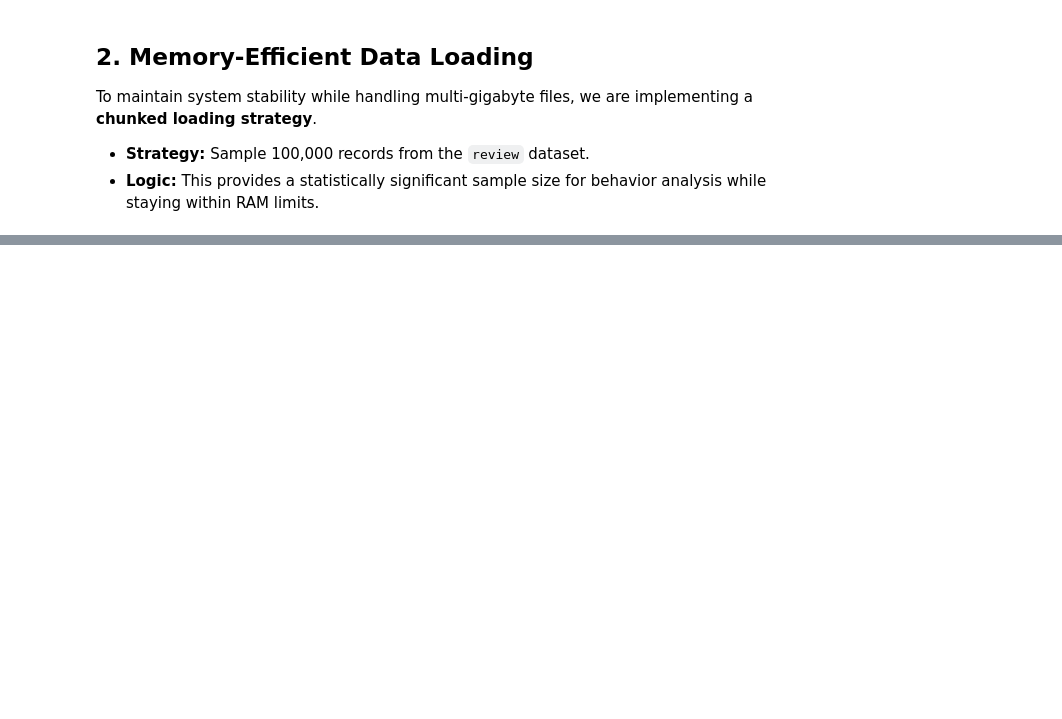
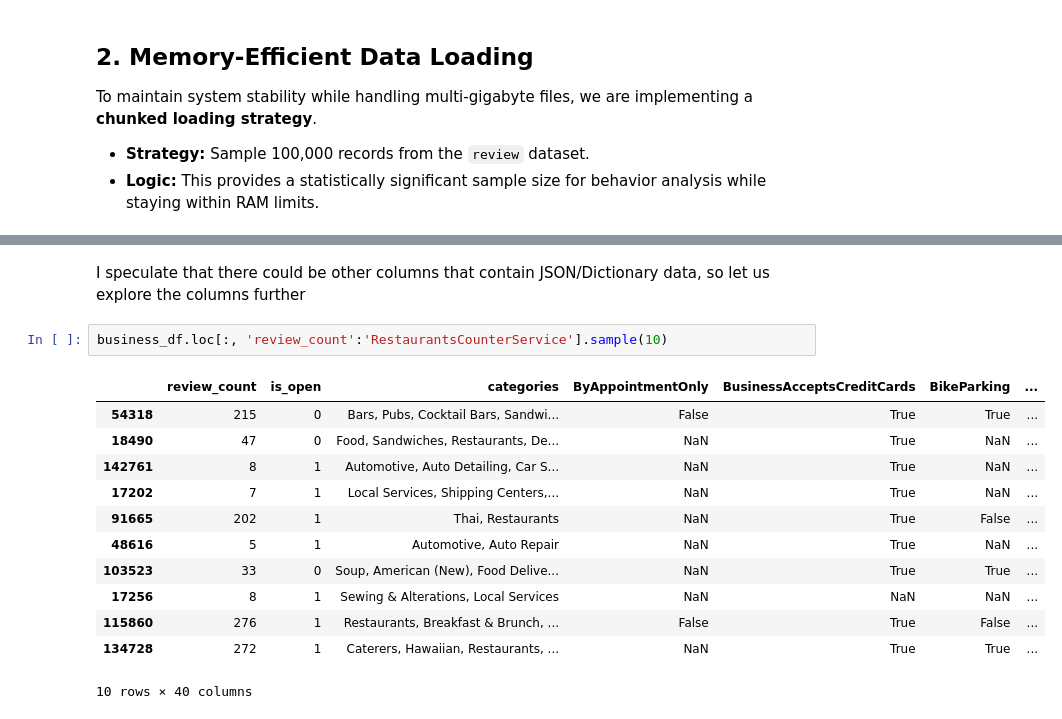
Before and after one commit to alinazir105/Explainable-Review-Intelligence, a Jupyter notebook: 01-data-ingestion.ipynb, the cells around one changed output, grey strips where cells are left out. Cells and saved outputs as stored; diff of their text form; blank space fills up the shorter version.

```diff
--- a/01-data-ingestion.ipynb
+++ b/01-data-ingestion.ipynb
@@ -72,0 +211,17 @@ businesses_df.head()
+# %% [markdown]
+I speculate that there could be other columns that contain JSON/Dictionary data, so let us explore the columns further
+# %%
+business_df.loc[:, 'review_count':'RestaurantsCounterService'].sample(10)
+# %% [output]
+|  | review_count | is_open | categories | ByAppointmentOnly | BusinessAcceptsCreditCards | BikeParking | ... |
+| 54318 | 215 | 0 | Bars, Pubs, Cocktail Bars, Sandwi... | False | True | True | ... |
+| 18490 | 47 | 0 | Food, Sandwiches, Restaurants, De... | NaN | True | NaN | ... |
+| 142761 | 8 | 1 | Automotive, Auto Detailing, Car S... | NaN | True | NaN | ... |
+| 17202 | 7 | 1 | Local Services, Shipping Centers,... | NaN | True | NaN | ... |
+| 91665 | 202 | 1 | Thai, Restaurants | NaN | True | False | ... |
+| 48616 | 5 | 1 | Automotive, Auto Repair | NaN | True | NaN | ... |
+| 103523 | 33 | 0 | Soup, American (New), Food Delive... | NaN | True | True | ... |
+| 17256 | 8 | 1 | Sewing & Alterations, Local Services | NaN | NaN | NaN | ... |
+| 115860 | 276 | 1 | Restaurants, Breakfast & Brunch, ... | False | True | False | ... |
+| 134728 | 272 | 1 | Caterers, Hawaiian, Restaurants, ... | NaN | True | True | ... |
+10 rows × 40 columns
```
Also changed, not shown: parts of 39 cells of this notebook, 1 other file.
